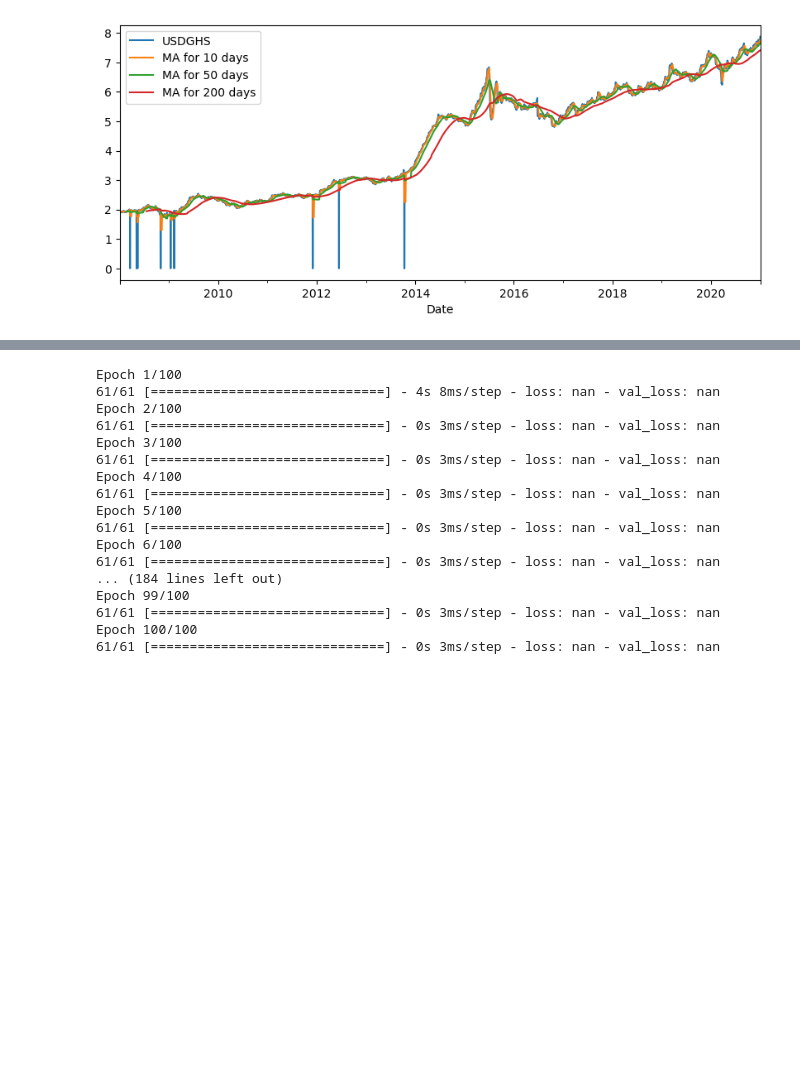
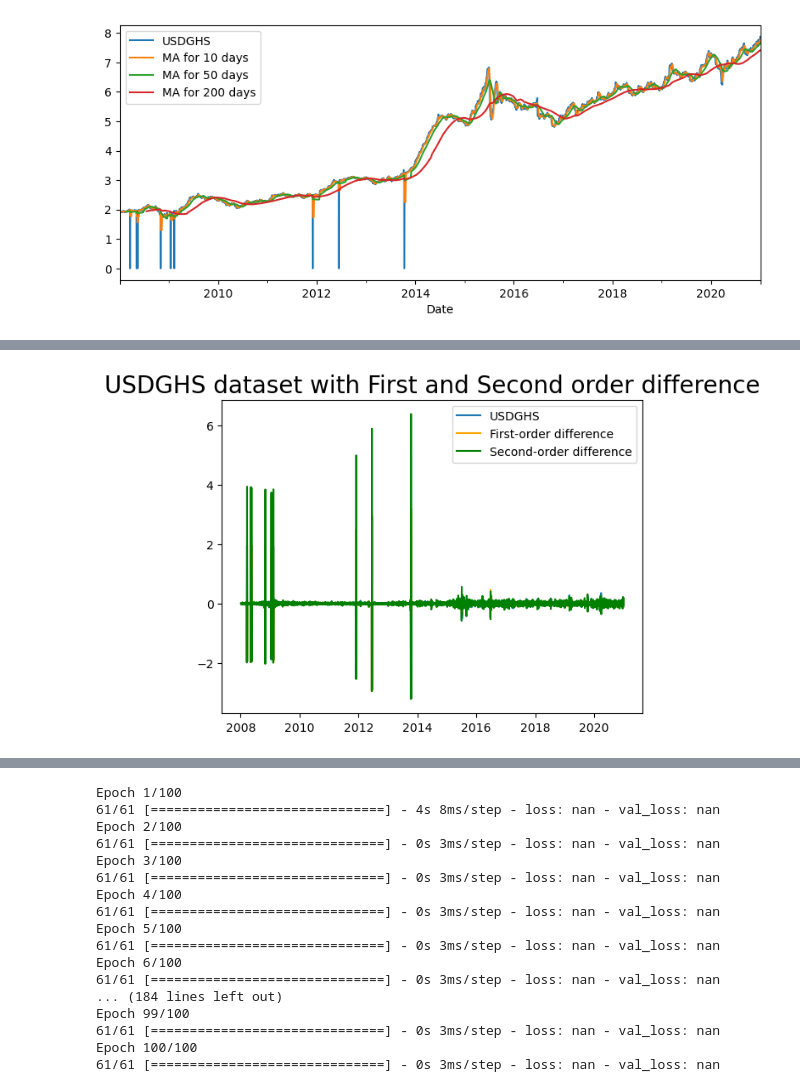
Before and after one commit to Abubakar-56/NNETwithForex, a Jupyter notebook: NNET.ipynb, the cells around one changed output, grey strips where cells are left out. Cells and saved outputs as stored; diff of their text form; code cells hidden in the pictures; blank space fills up the shorter version.

```diff
--- a/NNET.ipynb
+++ b/NNET.ipynb
@@ -98,5 +108,6 @@ df_plot = df_plot[['USDGHS','MA for 10 days','MA for 50 days','MA for 200 days']
 # %% [output]
 [figure]
 # %%
+df = df['USDGHS']
 df.isnull().sum()
 # %% [output]
@@ -149,0 +164,19 @@ Is stationary: False
+# %%
+df_diff = df.copy()
+# First and second order difference
+df_diff['USDGHS_diff1'] = df_diff['USDGHS'].diff()
+df_diff['USDGHS_diff2'] = df_diff['USDGHS'].diff(2)
+
+df_diff['GBPGHS_diff1'] = df_diff['GBPGHS'].diff()
+df_diff['GBPGHS_diff2'] = df_diff['GBPGHS'].diff(2)
+# Don't forget to drop missing values
+df_diff = df_diff.dropna()
+ts = df_diff['USDGHS_diff2']
+# Plot
+plt.title('USDGHS dataset with First and Second order difference', size=20)
+plt.plot(df_diff['USDGHS'], label='USDGHS')
+plt.plot(df_diff['USDGHS_diff1'], label='First-order difference', color='orange')
+plt.plot(df_diff['USDGHS_diff2'], label='Second-order difference', color='green')
+plt.legend();
+# %% [output]
+[figure, added]
```
Also changed, not shown: parts of 8 cells of this notebook.
